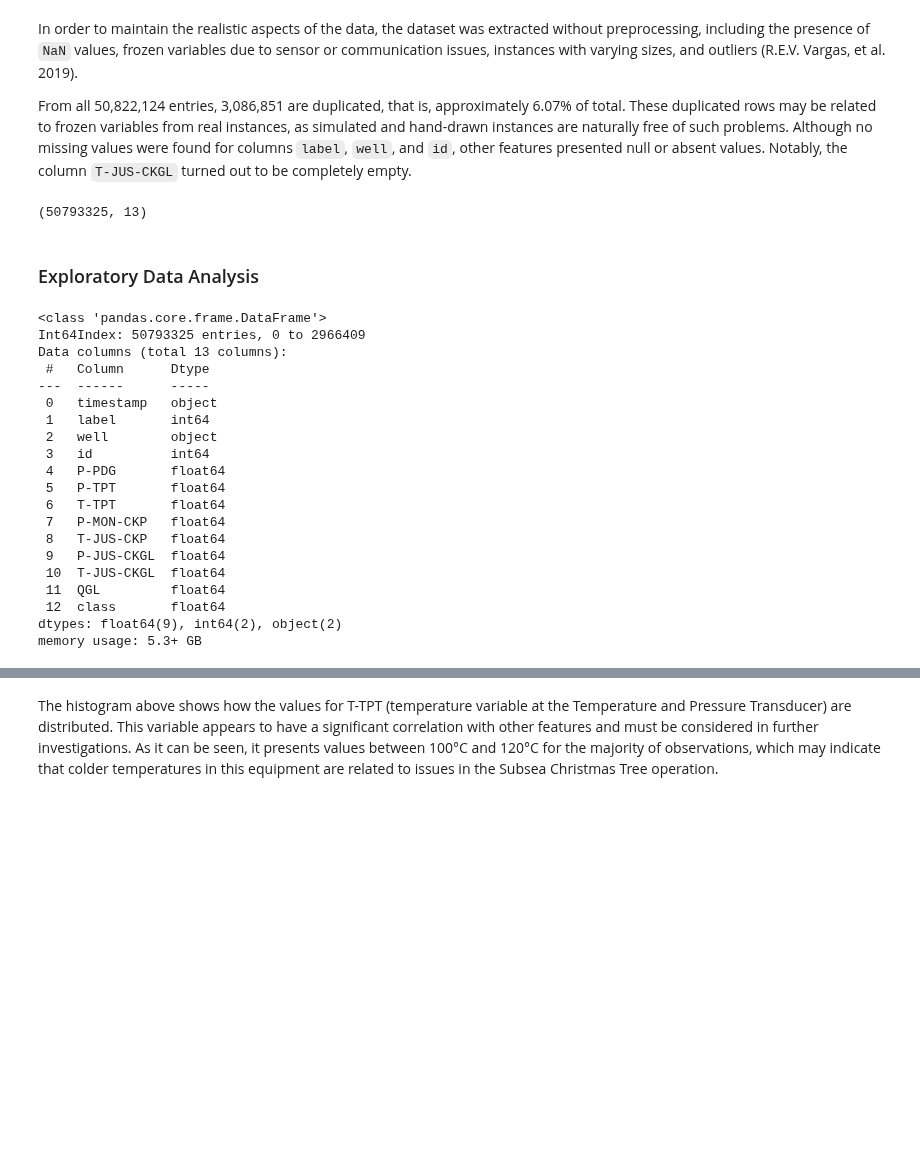
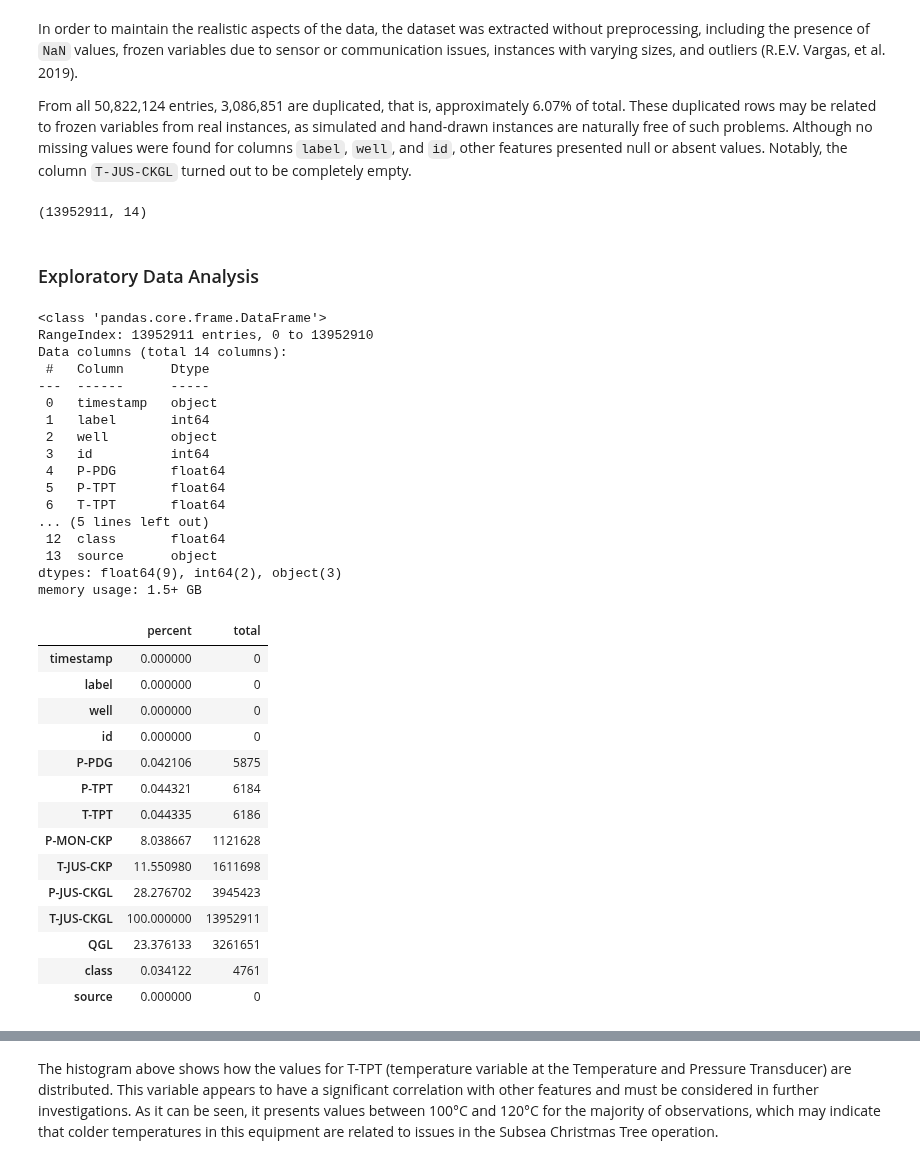
Before and after one commit to RealDyllon/3W-Petrobras, a Jupyter notebook: overviews/_baseline/ExploratoryDataAnalysis.ipynb, the cells around one changed output, grey strips where cells are left out. Saved outputs shown, nothing was run; the diff lists cells and outputs as text; code cells hidden in the pictures; blank space fills up the shorter version.

```diff
--- a/overviews/_baseline/ExploratoryDataAnalysis.ipynb
+++ b/overviews/_baseline/ExploratoryDataAnalysis.ipynb
@@ -70,44 +70,46 @@ In order to maintain the realistic aspects of the data, the dataset was extracte
 
 From all 50,822,124 entries, 3,086,851 are duplicated, that is, approximately 6.07% of total. These duplicated rows may be related to frozen variables from real instances, as simulated and hand-drawn instances are naturally free of such problems. Although no missing values were found for columns `label`, `well`, and `id`, other features presented null or absent values. Notably, the column `T-JUS-CKGL` turned out to be completely empty.
 # %%
-df_real = pd.read_csv('3Wdataset_real.csv', index_col=None)
+df = pd.read_csv('3Wdataset_real.csv', index_col=None)
+
+# only using real, since simulated and drawn doesnt have QGL and P-JUS-CKGL
 # df_real.info()
 
-df_drawn = pd.read_csv('3Wdataset_drawn.csv', index_col=None)
-# df_drawn.info()
+# df_drawn = pd.read_csv('3Wdataset_drawn.csv', index_col=None)
+# # df_drawn.info()
 
-df_sim1 = pd.read_csv('3Wdataset_simulated_1of2.csv', index_col=None)
-# df_sim1.info()
+# df_sim1 = pd.read_csv('3Wdataset_simulated_1of2.csv', index_col=None)
+# # df_sim1.info()
 
-df_sim2 = pd.read_csv('3Wdataset_simulated_2of2.csv', index_col=None)
-# df_sim2.info()
+# df_sim2 = pd.read_csv('3Wdataset_simulated_2of2.csv', index_col=None)
+# # df_sim2.info()
 
-df = pd.concat([
-    df_real,
-    df_sim1,
-    df_sim2,
-    df_drawn
-])
+# df = pd.concat([
+#     df_real,
+#     df_sim1,
+#     df_sim2,
+#     df_drawn
+# ])
 
-df = df.drop('source', axis=1)
+# df = df.drop('source', axis=1)
 
 # dismissing temporary DFs to release memory
-del df_sim1
-del df_sim2
-del df_real
-del df_drawn
+# del df_sim1
+# del df_sim2
+# del df_real
+# del df_drawn
 
 df.shape
 # %% [output]
-(50793325, 13)
+(13952911, 14)
 # %% [markdown]
 ### Exploratory Data Analysis
 # %%
 df.info()
 # %% [output]
 <class 'pandas.core.frame.DataFrame'>
-Int64Index: 50793325 entries, 0 to 2966409
-Data columns (total 13 columns):
+RangeIndex: 13952911 entries, 0 to 13952910
+Data columns (total 14 columns):
  #   Column      Dtype
 ---  ------      -----
  0   timestamp   object
@@ -117,18 +119,37 @@ Data columns (total 13 columns):
  4   P-PDG       float64
  5   P-TPT       float64
  6   T-TPT       float64
- 7   P-MON-CKP   float64
- 8   T-JUS-CKP   float64
- 9   P-JUS-CKGL  float64
- 10  T-JUS-CKGL  float64
- 11  QGL         float64
+... (5 lines left out)
  12  class       float64
-dtypes: float64(9), int64(2), object(2)
-memory usage: 5.3+ GB
+ 13  source      object
+dtypes: float64(9), int64(2), object(3)
+memory usage: 1.5+ GB
 # %%
 # Finding missing values
 missing = df.isnull()
 missing.sum()
+
+total_missing = df.isnull().sum()
+percent_missing = total_missing * 100 / len(df)
+missing_value_df = pd.DataFrame({'percent': percent_missing, 'total':total_missing})
+
+missing_value_df
+# %% [output]
+|  | percent | total |
+| timestamp | 0.000000 | 0 |
+| label | 0.000000 | 0 |
+| well | 0.000000 | 0 |
+| id | 0.000000 | 0 |
+| P-PDG | 0.042106 | 5875 |
+| P-TPT | 0.044321 | 6184 |
+| T-TPT | 0.044335 | 6186 |
+| P-MON-CKP | 8.038667 | 1121628 |
+| T-JUS-CKP | 11.550980 | 1611698 |
+| P-JUS-CKGL | 28.276702 | 3945423 |
+| T-JUS-CKGL | 100.000000 | 13952911 |
+| QGL | 23.376133 | 3261651 |
+| class | 0.034122 | 4761 |
+| source | 0.000000 | 0 |
 # %%
 # generating report
 # from dataprep.eda import plot, plot_missing, plot_correlation, create_report
```
Also changed, not shown: parts of 14 cells of this notebook.
